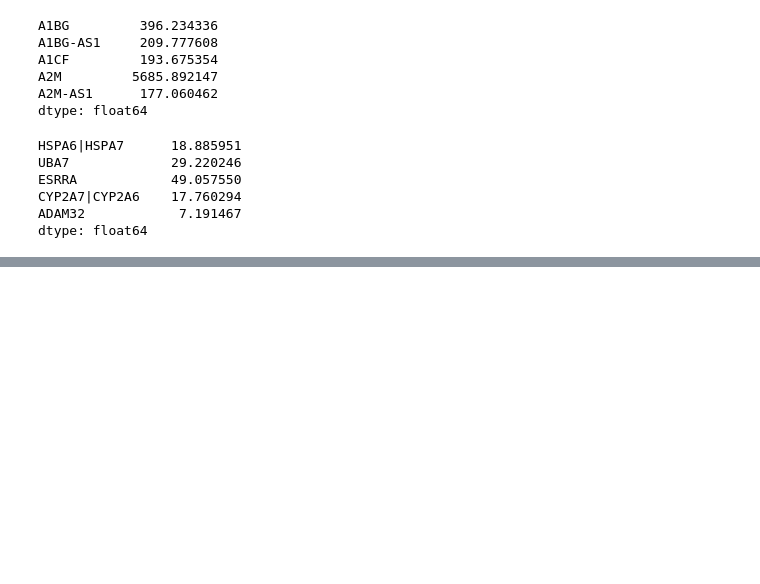
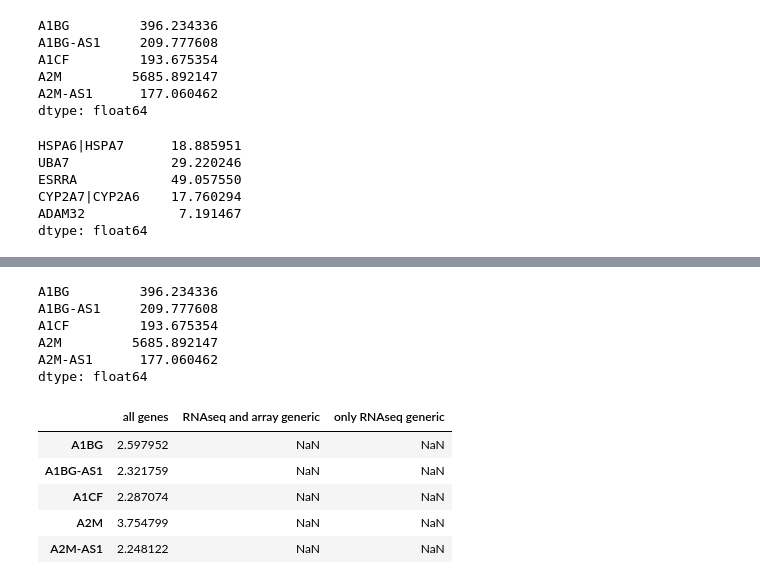
Before and after one commit to greenelab/generic-expression-patterns, a Jupyter notebook: explore_RNAseq_only_generic_genes/1b_expression_analysis_Crow.ipynb, the cells around one changed output, grey strips where cells are left out. Cells and saved outputs as stored; diff of their text form; code cells hidden in the pictures; blank space fills up the shorter version.

```diff
--- a/explore_RNAseq_only_generic_genes/1b_expression_analysis_Crow.ipynb
+++ b/explore_RNAseq_only_generic_genes/1b_expression_analysis_Crow.ipynb
@@ -268,4 +268,34 @@ RPL10L       13.306940
 dtype: float64
+# %%
+recount2_expression_mean.head()
+# %% [output]
+A1BG         396.234336
+A1BG-AS1     209.777608
+A1CF         193.675354
+A2M         5685.892147
+A2M-AS1      177.060462
+dtype: float64
+# %%
+# Format df for plotting
+recount2_expression_mean_toplot = pd.DataFrame(
+    data={
+        "all genes": np.log10(recount2_expression_mean),
+        "RNAseq and array generic": np.log10(
+            recount2_expression_mean[correlated_genes]
+        ),
+        "only RNAseq generic": np.log10(recount2_expression_mean[uncorrelated_genes]),
+    }
+)
+
+
+recount2_expression_mean_toplot.head()
+# %% [output]
+|  | all genes | RNAseq and array generic | only RNAseq generic |
+| A1BG | 2.597952 | NaN | NaN |
+| A1BG-AS1 | 2.321759 | NaN | NaN |
+| A1CF | 2.287074 | NaN | NaN |
+| A2M | 3.754799 | NaN | NaN |
+| A2M-AS1 | 2.248122 | NaN | NaN |
 # %%
 # Violin plot of average recount2 expression highlighing uncorrelated genes
 print(
```
Also changed, not shown: parts of 13 cells of this notebook, 6 other files.
